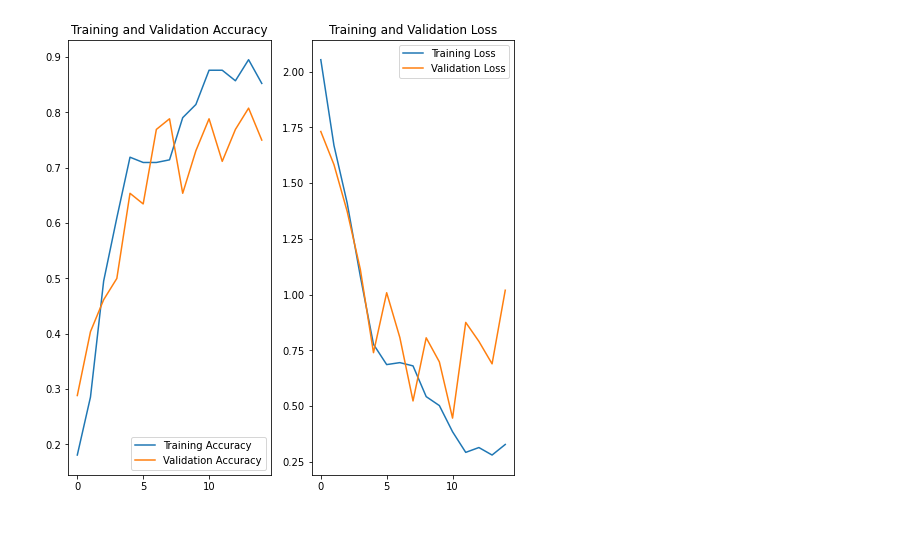
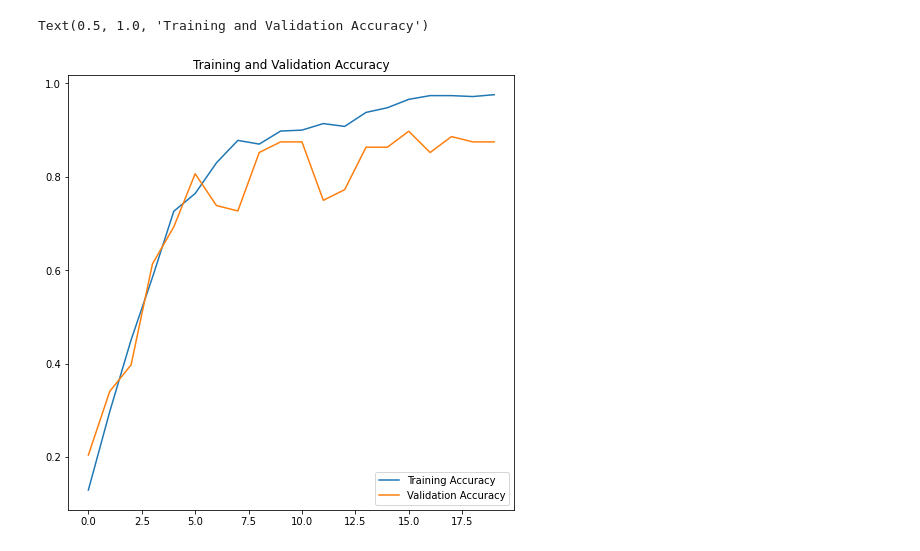
Before and after one commit to jdmacam/keycap-model, a Jupyter notebook: keycaps/keycap_model.ipynb, the cells around one changed output. Saved outputs shown, nothing was run; the diff lists cells and outputs as text; code cells hidden in the pictures.

```diff
--- a/keycaps/keycap_model.ipynb
+++ b/keycaps/keycap_model.ipynb
@@ -52,7 +52,7 @@ Using 210 files for training.
 # the accuracy of the model
 val_ds = tf.keras.utils.image_dataset_from_directory(
   data_dir,
-  validation_split=0.2,
+  validation_split=0.15,
   subset="validation",
   seed=123,
   image_size=(img_height, img_width),
@@ -63,4 +63,7 @@ Using 52 files for validation.
 # %%
+# verify keycap set classes
 class_names = train_ds.class_names
 print(class_names)
+num_classes = len(list(class_names))
+print(num_classes)
 # %% [output]
@@ -101,10 +101,7 @@ print(np.min(first_image), np.max(first_image))
 
 data_augmentation = keras.Sequential(
   [
-    layers.RandomFlip("horizontal",
-                      input_shape=(img_height,
-                                  img_width,
-                                  3)),
+    layers.RandomFlip("horizontal",input_shape=(img_height,img_width,3)),
     layers.RandomRotation(0.1),
     layers.RandomZoom(0.1),
   ]
@@ -164,10 +164,13 @@ _________________________________________________________________
 # %%
 # TRAINING THE UPDATED MODEL
 # increase the number of epochs
-epochs = 15
+epochs = 20
+start_t = time.time()
 history = model.fit(
   train_ds,
   validation_data=val_ds,
   epochs=epochs
 )
+end_t = time.time()
+print("Time elapsed: " + str(end_t-start_t))
 # %% [output]
@@ -191,26 +194,15 @@ Epoch 15/15
 # %%
 # plots of the loss and accurace on the model
 acc = history.history['accuracy']
 val_acc = history.history['val_accuracy']
-
-loss = history.history['loss']
-val_loss = history.history['val_loss']
-
 epochs_range = range(epochs)
 
 plt.figure(figsize=(8, 8))
-plt.subplot(1, 2, 1)
 plt.plot(epochs_range, acc, label='Training Accuracy')
 plt.plot(epochs_range, val_acc, label='Validation Accuracy')
 plt.legend(loc='lower right')
 plt.title('Training and Validation Accuracy')
-
-plt.subplot(1, 2, 2)
-plt.plot(epochs_range, loss, label='Training Loss')
-plt.plot(epochs_range, val_loss, label='Validation Loss')
-plt.legend(loc='upper right')
-plt.title('Training and Validation Loss')
-plt.show()
 # %% [output]
+Text(0.5, 1.0, 'Training and Validation Accuracy')
-[figure, old version]
+[figure, new version]
 # %%
```
Also changed, not shown: parts of 13 cells of this notebook, 7 other files.
